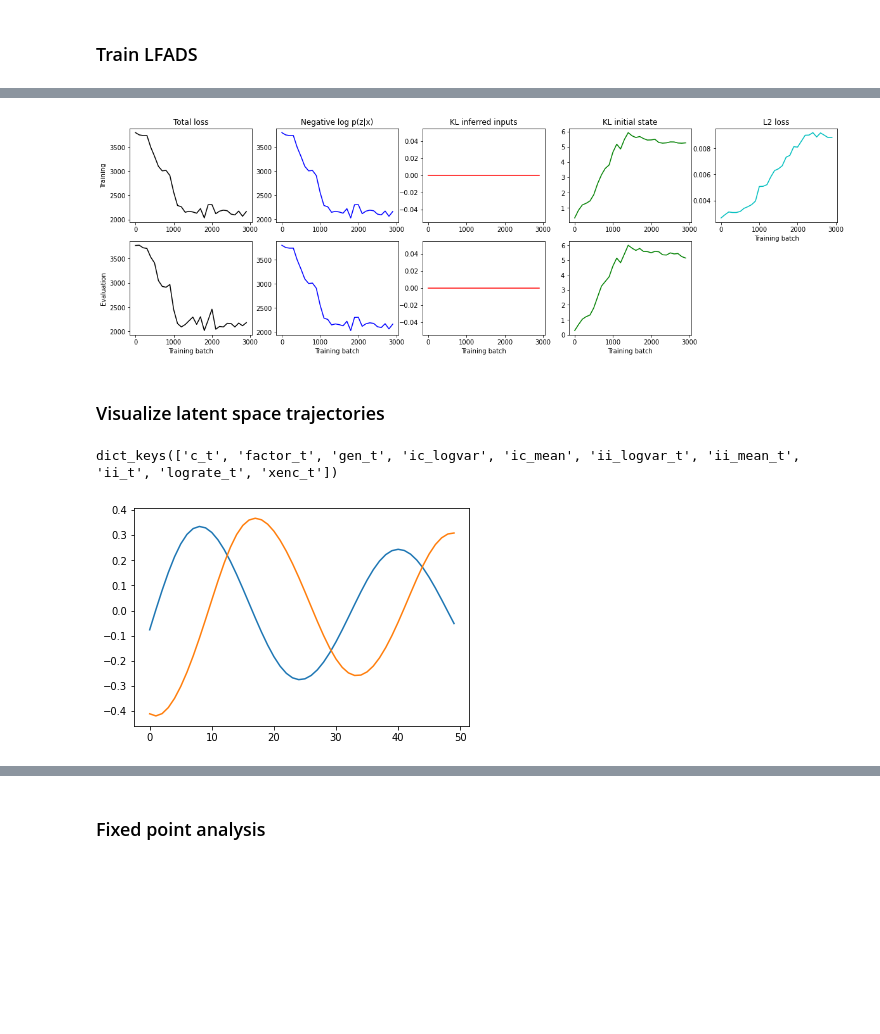
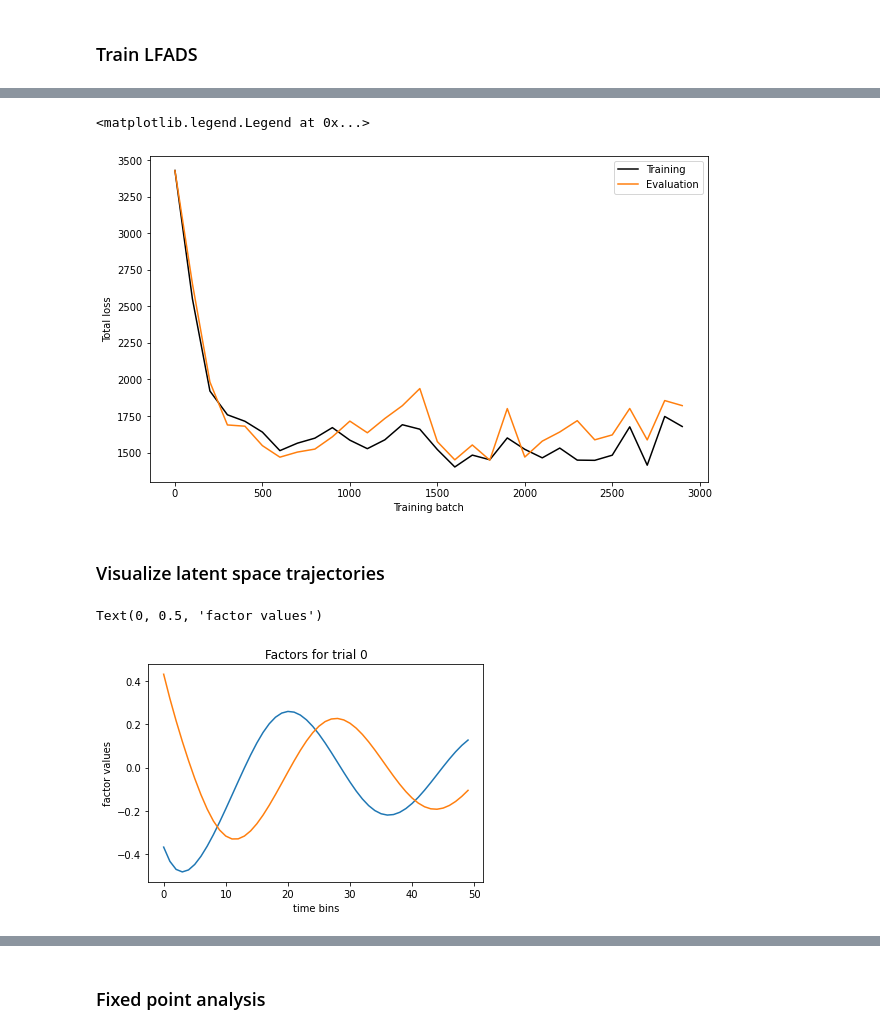
Before and after one commit to NinelK/IMBIZO2022_DS_tutorial_solutions, a Jupyter notebook: DS_Tutorial_Part_3_SOLUTIONS.ipynb, the cells around one changed output, grey strips where cells are left out. Drawn from its saved outputs; the diff is of its cells as text; code cells hidden in the pictures; blank space fills up the shorter version.

```diff
--- a/DS_Tutorial_Part_3_SOLUTIONS.ipynb
+++ b/DS_Tutorial_Part_3_SOLUTIONS.ipynb
@@ -384,39 +384,15 @@ Saving parameters:  /content/lfads/output/trained_params_lfads_pend_vanilla_rnn2
-# %%
-# Plot the training details
-x = np.arange(0, num_batches, print_every)
-plt.figure(figsize=(20,6))
-plt.subplot(251)
-plt.plot(x, opt_details['tlosses']['total'], 'k')
-plt.ylabel('Training')
-plt.title('Total loss')
-plt.subplot(252)
-plt.plot(x, opt_details['tlosses']['nlog_p_xgz'], 'b')
-plt.title('Negative log p(z|x)')
-plt.subplot(253)
-plt.plot(x, opt_details['tlosses']['kl_ii'], 'r')
-plt.title('KL inferred inputs')
-plt.subplot(254)
-plt.plot(x, opt_details['tlosses']['kl_g0'], 'g')
-plt.title('KL initial state')
-plt.subplot(255)
-plt.plot(x, opt_details['tlosses']['l2'], 'c')
-plt.xlabel('Training batch')
-plt.title('L2 loss')
-plt.subplot(256)
-plt.plot(x, opt_details['elosses']['total'], 'k')
-plt.xlabel('Training batch')
-plt.ylabel('Evaluation')
-plt.subplot(257)
-plt.plot(x, opt_details['tlosses']['nlog_p_xgz'], 'b')
-plt.xlabel('Training batch')
-plt.subplot(258)
-plt.plot(x, opt_details['elosses']['kl_ii'], 'r')
-plt.xlabel('Training batch')
-plt.subplot(259)
-plt.plot(x, opt_details['elosses']['kl_g0'], 'g')
-plt.xlabel('Training batch');
-# %% [output]
-[figure, removed]
+# %%
+# Plot the training details
+x = np.arange(0, num_batches, print_every)
+plt.figure(figsize=(10,6))
+plt.plot(x, opt_details['tlosses']['nlog_p_xgz'], 'k',label='Training')
+plt.ylabel('Total loss')
+plt.plot(x, opt_details['elosses']['nlog_p_xgz'], 'C1',label='Evaluation')
+plt.xlabel('Training batch')
+plt.legend()
+# %% [output]
+<matplotlib.legend.Legend at 0x...>
+[figure, added]
 # %% [markdown]
 ### Visualize latent space trajectories
 # %%
@@ -430,11 +406,12 @@ for eidx in range(nexamples_to_save):
     psa_example = eval_data[bidx,:,:].astype(jnp.float32)
     psa_dict = lfads.posterior_sample_and_average_jit(trained_params, lfads_hps,
                                                       fkey, psa_example, gen=model)
-# %%
-# plt.plot(psa_dict['factor_t'])
-plt.plot(psa_dict['factor_t'])
-psa_dict.keys()
-# %% [output]
-dict_keys(['c_t', 'factor_t', 'gen_t', 'ic_logvar', 'ic_mean', 'ii_logvar_t', 'ii_mean_t', 'ii_t', 'lograte_t', 'xenc_t'])
-[figure, removed]
+# %%
+plt.plot(psa_dict['factor_t'])
+plt.title(f'Factors for trial {bidx}')
+plt.xlabel('time bins')
+plt.ylabel('factor values')
+# %% [output]
+Text(0, 0.5, 'factor values')
+[figure, added]
 # %%
```
Also changed, not shown: parts of 19 cells of this notebook.
